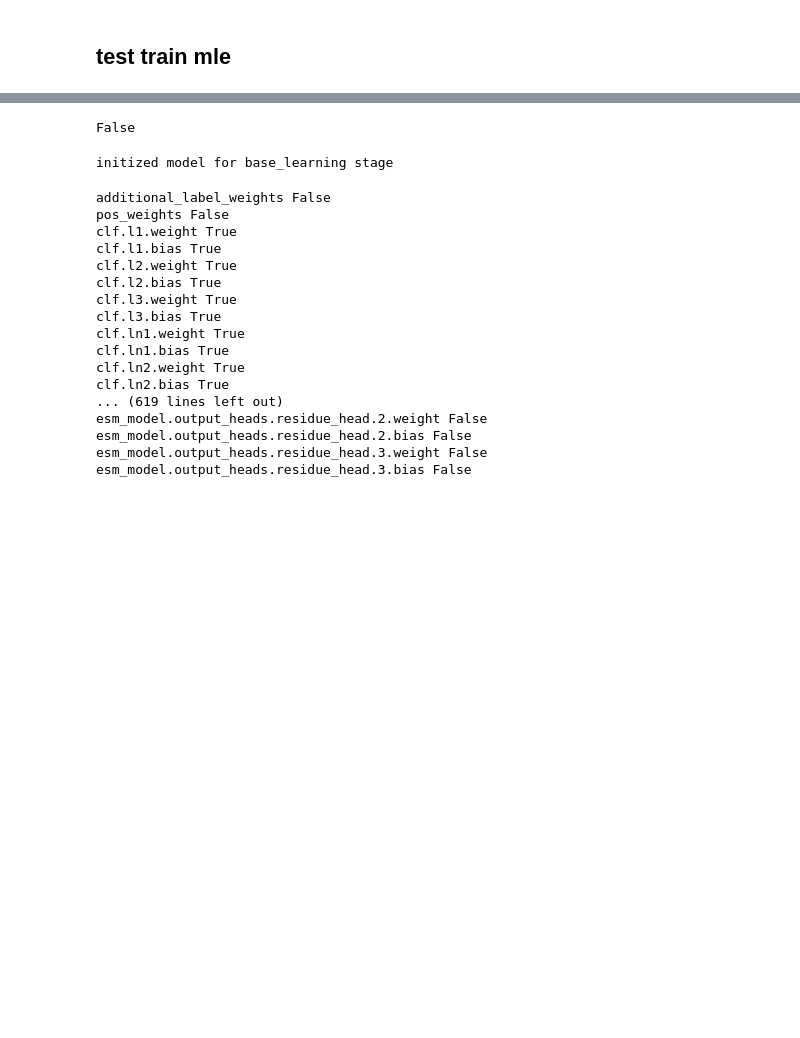
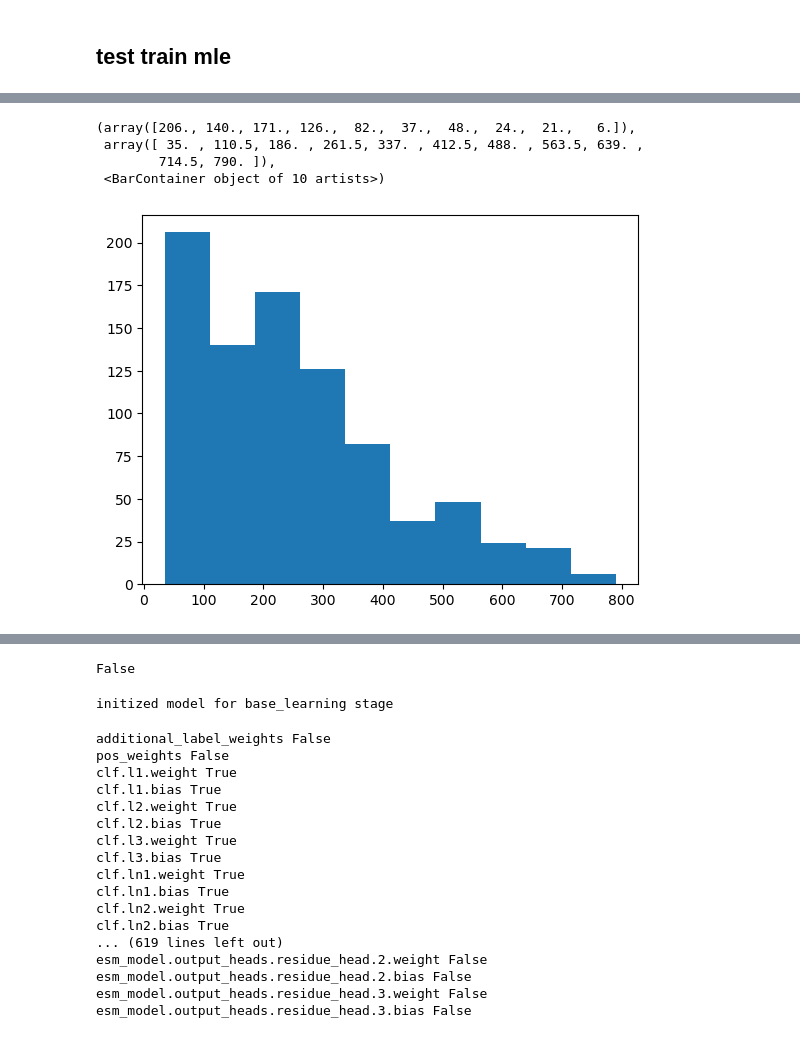
Before and after one commit to tyfei0216/ionChannel, a Jupyter notebook: buildActiveLearningDataset.ipynb, the cells around one changed output, grey strips where cells are left out. Drawn from its saved outputs; the diff is of its cells as text; code cells hidden in the pictures; blank space fills up the shorter version.

```diff
--- a/buildActiveLearningDataset.ipynb
+++ b/buildActiveLearningDataset.ipynb
@@ -20,5 +21,8 @@ import trainUtils
 # %%
 # path = "/data2/tyfei/trainresults/ionChannels/ESMC/final3/"
-path = "/home/tyfei/ionChannel/ckptsesm3/YangsConfig"
+path = "/data2/tyfei/trainresults/ionChannels/ESMCFinal/logit3/"
 with open(os.path.join(path, "config.json"), "r") as f:
     configs = json.load(f)
+# %%
+ds = trainUtils.loadDataset(configs)
+dl = ds.val_dataloader()
@@ -24,0 +36,3 @@ with open(os.path.join(path, "config.json"), "r") as f:
+# %%
+aug = dl.dataset.aug
+aug.croprange
@@ -24,0 +57,10 @@ with open(os.path.join(path, "config.json"), "r") as f:
+# %%
+t = aug.croprange[0]
+t = [x for x in t if x < 800]
+plt.hist(t)
+# %% [output]
+(array([206., 140., 171., 126.,  82.,  37.,  48.,  24.,  21.,   6.]),
+ array([ 35. , 110.5, 186. , 261.5, 337. , 412.5, 488. , 563.5, 639. ,
+        714.5, 790. ]),
+ <BarContainer object of 10 artists>)
+[figure, added]
```
Also changed, not shown: parts of 5 cells of this notebook, 4 other files.
